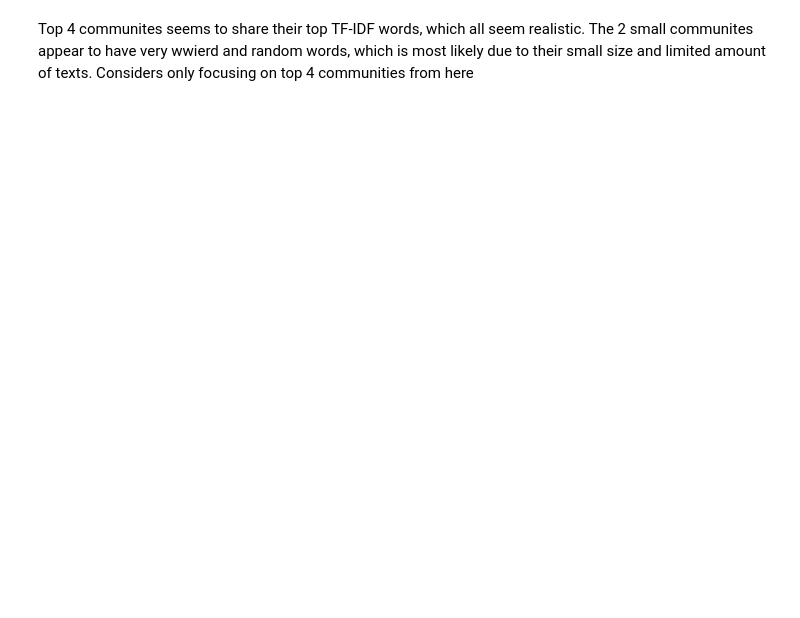
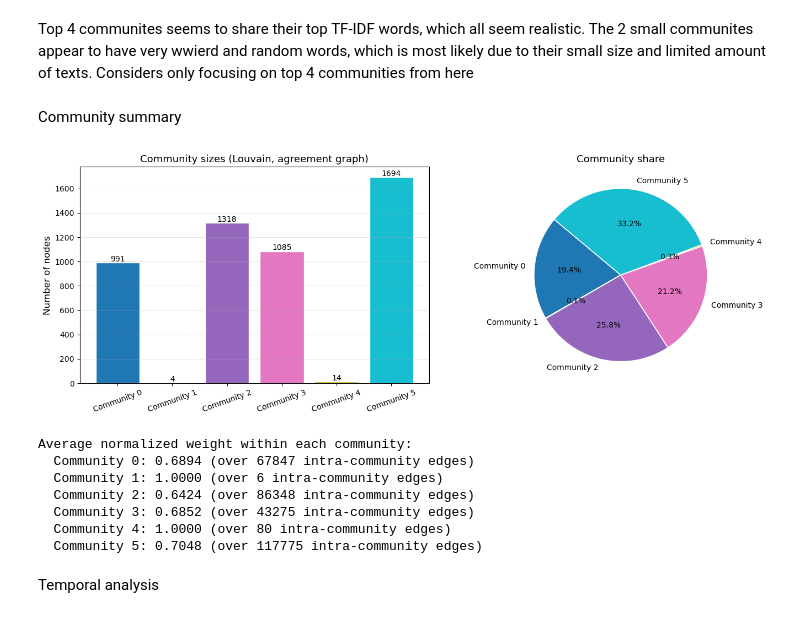
Before and after one commit to Stampe04/CSS_Final, a Jupyter notebook: Notebook.ipynb, the cells around one changed output. Saved outputs shown, nothing was run; the diff lists cells and outputs as text; code cells hidden in the pictures; blank space fills up the shorter version.

```diff
--- a/Notebook.ipynb
+++ b/Notebook.ipynb
@@ -434,2 +466,64 @@ for c in community_ids:
 # %% [markdown]
 Top 4 communites seems to share their top TF-IDF words, which all seem realistic. The 2 small communites appear to have very wwierd and random words, which is most likely due to their small size and limited amount of texts. Considers only focusing on top 4 communities from here
+# %% [markdown]
+Community summary
+# %%
+# Pull community labels from node attributes
+partition = nx.get_node_attributes(G_agree, "community")
+community_ids = sorted(set(partition.values()))
+
+# Map community IDs to colours (tab10 palette)
+cmap = cm.get_cmap("tab10", len(community_ids))
+COMM_COLORS = {c: mcolors.to_hex(cmap(i)) for i, c in enumerate(community_ids)}
+
+# Sizes
+sizes = Counter(partition.values())
+labels = [f"Community {c}" for c in community_ids]
+values = [sizes[c] for c in community_ids]
+colors = [COMM_COLORS[c] for c in community_ids]
+
+fig, axes = plt.subplots(1, 2, figsize=(14, 5))
+
+# Bar chart
+axes[0].bar(labels, values, color=colors, edgecolor="white")
+axes[0].set_ylabel("Number of nodes", fontsize=12)
+axes[0].set_title("Community sizes (Louvain, agreement graph)", fontsize=13)
+axes[0].tick_params(axis="x", rotation=20)
+axes[0].grid(axis="y", alpha=0.3)
+for i, v in enumerate(values):
+    axes[0].text(i, v + 10, str(v), ha="center", fontsize=10)
+
+# Pie chart
+axes[1].pie(
+    values, labels=labels, colors=colors,
+    autopct="%1.1f%%", startangle=140,
+    wedgeprops={"edgecolor": "white", "linewidth": 1.2}
+)
+axes[1].set_title("Community share", fontsize=13)
+
+plt.tight_layout()
+plt.savefig("community_summary.png", dpi=150)
+plt.show()
+
+# Per-community avg strength
+print("\nAverage normalized weight within each community:")
+for c in community_ids:
+    members = {n for n, comm in partition.items() if comm == c}
+    intra = [
+        d["normalized"]
+        for u, v, d in G_agree.edges(data=True)
+        if u in members and v in members
+    ]
+    if intra:
+        print(f"  Community {c}: {np.mean(intra):.4f} (over {len(intra)} intra-community edges)")
+# %% [output]
+[figure, added]
+Average normalized weight within each community:
+  Community 0: 0.6894 (over 67847 intra-community edges)
+  Community 1: 1.0000 (over 6 intra-community edges)
+  Community 2: 0.6424 (over 86348 intra-community edges)
+  Community 3: 0.6852 (over 43275 intra-community edges)
+  Community 4: 1.0000 (over 80 intra-community edges)
+  Community 5: 0.7048 (over 117775 intra-community edges)
+# %% [markdown]
+Temporal analysis
```
Also changed, not shown: parts of 8 cells of this notebook, 2 other files.
